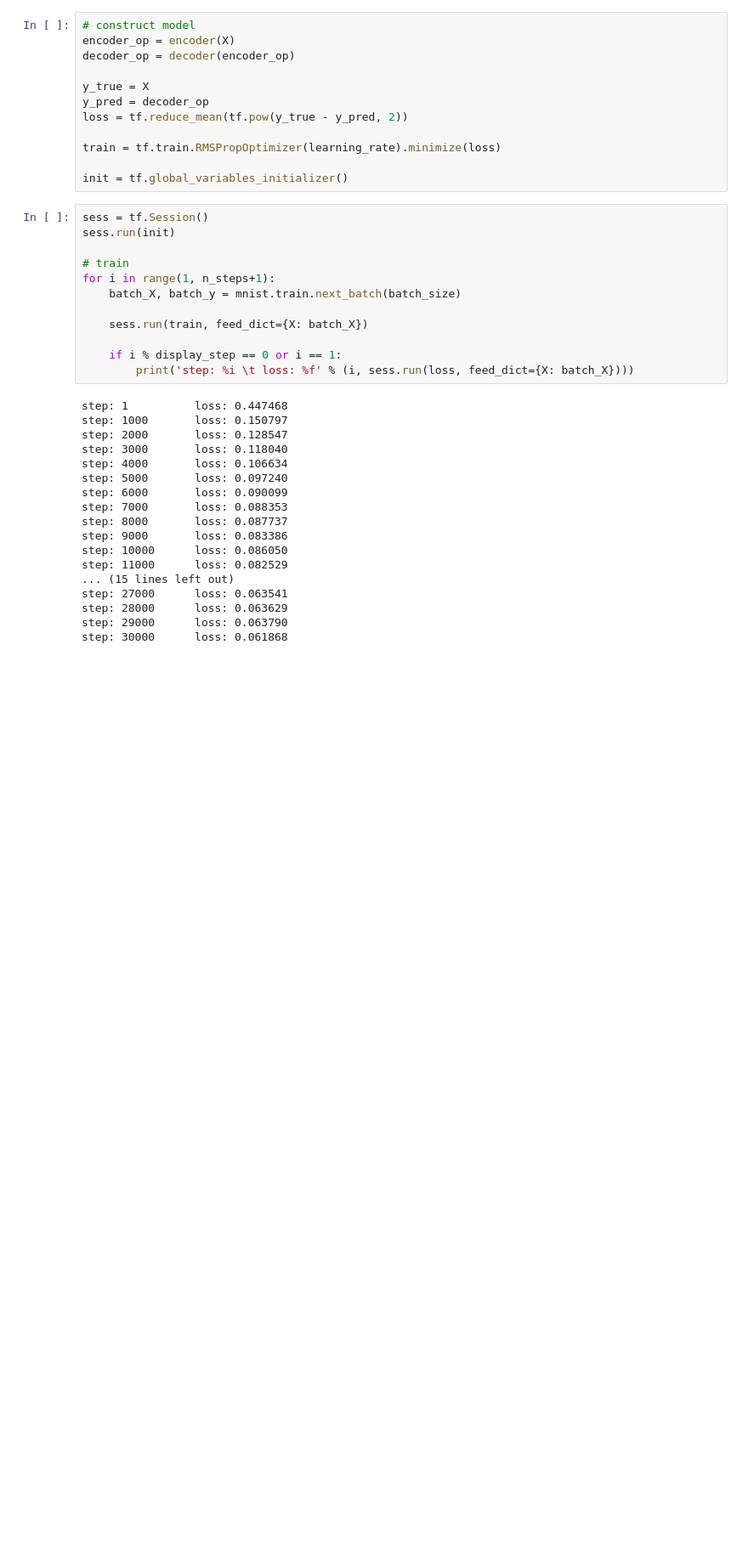
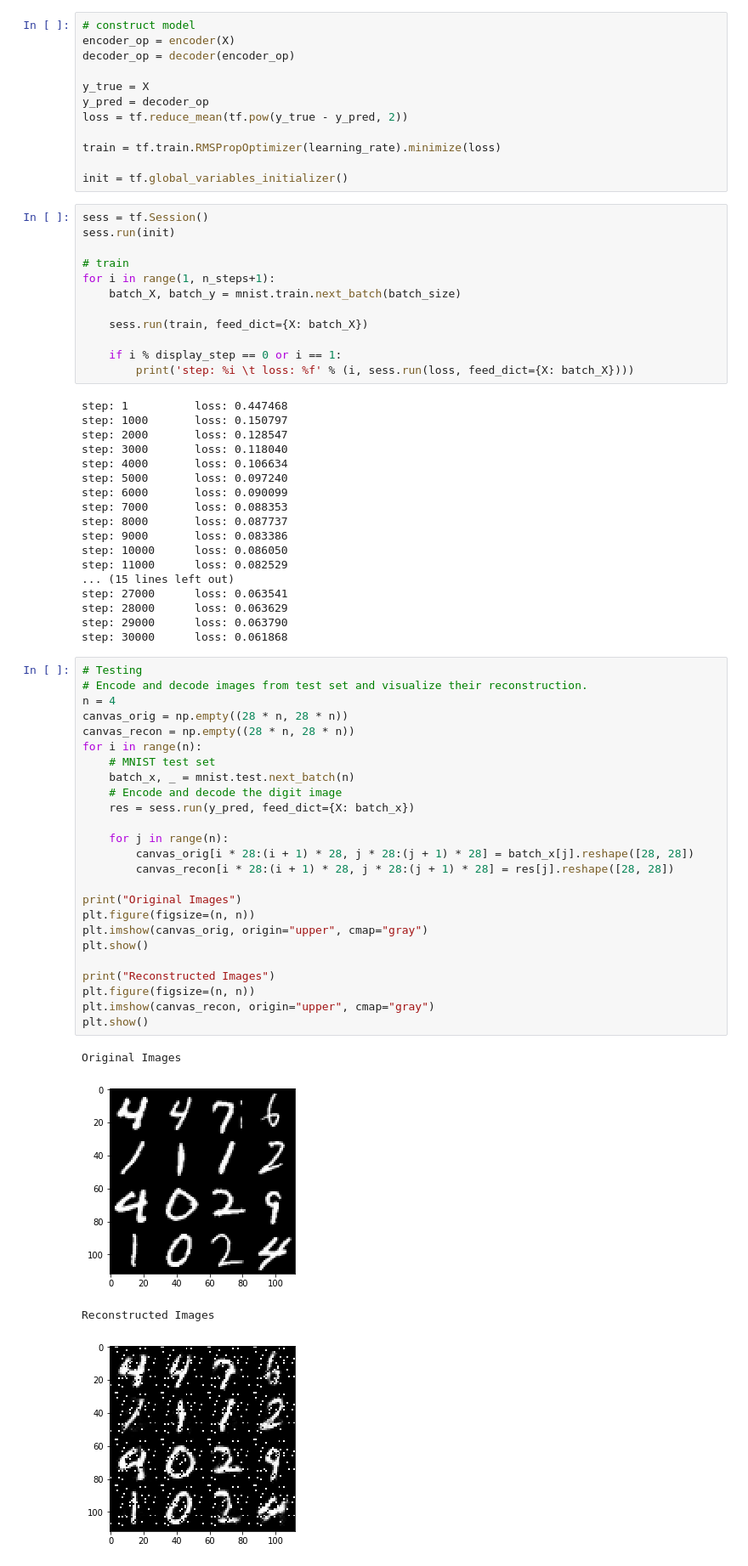
Before and after one commit to Penn000/NN, a Jupyter notebook: notebook/3-NeuralNetworks/auto-encoder.ipynb, the cells around one changed output. Shown: that part at 85% size. Drawn from its saved outputs; the diff is of its cells as text; blank space fills up the shorter version.

Commit message:
update 3-NeuralNetworks/auto-encoder.ipynb

```diff
--- a/notebook/3-NeuralNetworks/auto-encoder.ipynb
+++ b/notebook/3-NeuralNetworks/auto-encoder.ipynb
@@ -103,3 +103,33 @@ step: 27000      loss: 0.063541
 step: 28000      loss: 0.063629
 step: 29000      loss: 0.063790
 step: 30000      loss: 0.061868
+# %%
+# Testing
+# Encode and decode images from test set and visualize their reconstruction.
+n = 4
+canvas_orig = np.empty((28 * n, 28 * n))
+canvas_recon = np.empty((28 * n, 28 * n))
+for i in range(n):
+    # MNIST test set
+    batch_x, _ = mnist.test.next_batch(n)
+    # Encode and decode the digit image
+    res = sess.run(y_pred, feed_dict={X: batch_x})
+
+    for j in range(n):
+        canvas_orig[i * 28:(i + 1) * 28, j * 28:(j + 1) * 28] = batch_x[j].reshape([28, 28])
+        canvas_recon[i * 28:(i + 1) * 28, j * 28:(j + 1) * 28] = res[j].reshape([28, 28])
+
+print("Original Images")
+plt.figure(figsize=(n, n))
+plt.imshow(canvas_orig, origin="upper", cmap="gray")
+plt.show()
+
+print("Reconstructed Images")
+plt.figure(figsize=(n, n))
+plt.imshow(canvas_recon, origin="upper", cmap="gray")
+plt.show()
+# %% [output]
+Original Images
+[figure, added]
+Reconstructed Images
+[figure, added]
```
